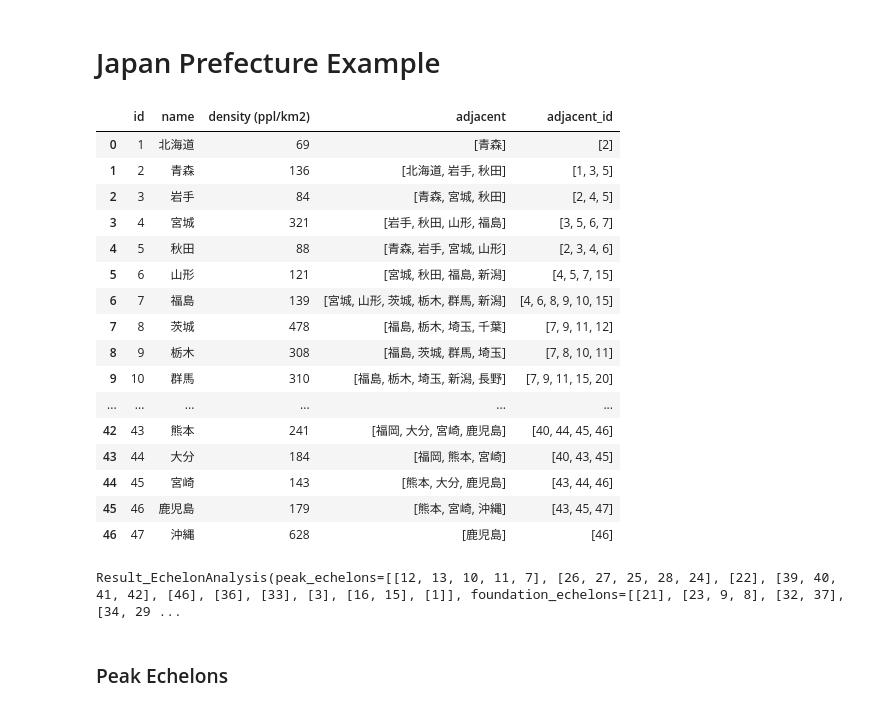
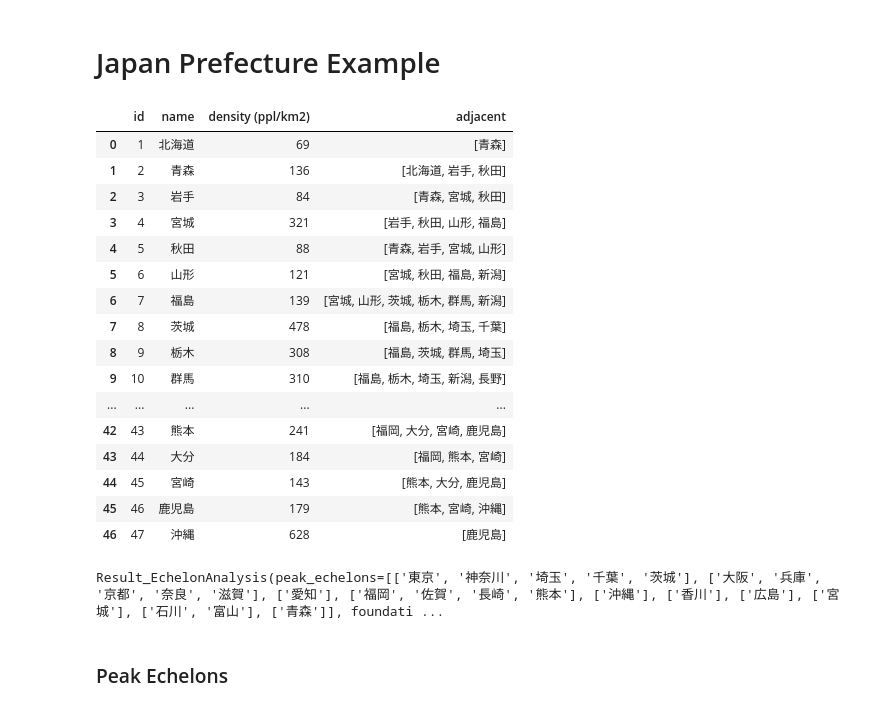
Before and after one commit to takeshi-teshima/echelon-py-examples, a Jupyter notebook: Japan-prefecture-example.ipynb, the cells around one changed output. Cells and saved outputs as stored; diff of their text form; code cells hidden in the pictures.

```diff
--- a/Japan-prefecture-example.ipynb
+++ b/Japan-prefecture-example.ipynb
@@ -32,48 +32,47 @@ df = pd.DataFrame([
     (21, '岐阜', 191, ['富山', '石川', '福井', '長野', '愛知', '三重', '滋賀']),
     (22, '静岡', 476, ['神奈川', '山梨', '長野', '愛知']),
     (23, '愛知', 1447, ['長野', '岐阜', '静岡', '三重']),
     (24, '三重', 315, ['岐阜', '愛知', '滋賀', '京都', '奈良', '和歌山']),
     (25, '滋賀', 352, ['福井', '岐阜', '三重', '京都']),
     (26, '京都', 566, ['福井', '三重', '滋賀', '大阪', '兵庫', '奈良']),
     (27, '大阪', 4640, ['京都', '兵庫', '奈良', '和歌山']),
     (28, '兵庫', 659, ['京都', '大阪', '鳥取', '岡山', '徳島']),
     (29, '奈良', 370, ['三重', '京都', '大阪', '和歌山']),
     (30, '和歌山', 204, ['三重', '大阪', '奈良']),
     (31, '鳥取', 164, ['兵庫', '島根', '岡山', '広島']),
     (32, '島根', 104, ['鳥取', '広島', '山口']),
     (33, '岡山', 270, ['兵庫', '鳥取', '広島', '香川']),
     (34, '広島', 335, ['鳥取', '島根', '岡山', '山口', '愛媛']),
     (35, '山口', 230, ['島根', '広島', '福岡']),
     (36, '徳島', 182, ['兵庫', '香川', '愛媛', '高知']),
     (37, '香川', 520, ['岡山', '徳島', '愛媛']),
     (38, '愛媛', 244, ['広島', '徳島', '香川', '高知']),
     (39, '高知', 103, ['徳島', '愛媛']),
     (40, '福岡', 1023, ['山口', '佐賀', '熊本', '大分']),
     (41, '佐賀', 341, ['福岡', '長崎']),
     (42, '長崎', 333, ['佐賀']),
     (43, '熊本', 241, ['福岡', '大分', '宮崎', '鹿児島']),
     (44, '大分', 184, ['福岡', '熊本', '宮崎']),
     (45, '宮崎', 143, ['熊本', '大分', '鹿児島']),
     (46, '鹿児島', 179, ['熊本', '宮崎', '沖縄']),
     (47, '沖縄', 628, ['鹿児島']),
 ], columns=['id', 'name', 'density (ppl/km2)', 'adjacent'])
-df['adjacent_id'] = df['adjacent'].map(lambda names: [df[df['name'] == name].iloc[0]['id'] for name in names])
 df
 # %% [output]
-|  | id | name | density (ppl/km2) | adjacent | adjacent_id |
-| 0 | 1 | 北海道 | 69 | [青森] | [2] |
-| 1 | 2 | 青森 | 136 | [北海道, 岩手, 秋田] | [1, 3, 5] |
-| 2 | 3 | 岩手 | 84 | [青森, 宮城, 秋田] | [2, 4, 5] |
-| 3 | 4 | 宮城 | 321 | [岩手, 秋田, 山形, 福島] | [3, 5, 6, 7] |
-| 4 | 5 | 秋田 | 88 | [青森, 岩手, 宮城, 山形] | [2, 3, 4, 6] |
-| 5 | 6 | 山形 | 121 | [宮城, 秋田, 福島, 新潟] | [4, 5, 7, 15] |
-| 6 | 7 | 福島 | 139 | [宮城, 山形, 茨城, 栃木, 群馬, 新潟] | [4, 6, 8, 9, 10, 15] |
-| 7 | 8 | 茨城 | 478 | [福島, 栃木, 埼玉, 千葉] | [7, 9, 11, 12] |
-| 8 | 9 | 栃木 | 308 | [福島, 茨城, 群馬, 埼玉] | [7, 8, 10, 11] |
-| 9 | 10 | 群馬 | 310 | [福島, 栃木, 埼玉, 新潟, 長野] | [7, 9, 11, 15, 20] |
-| ... | ... | ... | ... | ... | ... |
-| 42 | 43 | 熊本 | 241 | [福岡, 大分, 宮崎, 鹿児島] | [40, 44, 45, 46] |
-| 43 | 44 | 大分 | 184 | [福岡, 熊本, 宮崎] | [40, 43, 45] |
-| 44 | 45 | 宮崎 | 143 | [熊本, 大分, 鹿児島] | [43, 44, 46] |
-| 45 | 46 | 鹿児島 | 179 | [熊本, 宮崎, 沖縄] | [43, 45, 47] |
-| 46 | 47 | 沖縄 | 628 | [鹿児島] | [46] |
+|  | id | name | density (ppl/km2) | adjacent |
+| 0 | 1 | 北海道 | 69 | [青森] |
+| 1 | 2 | 青森 | 136 | [北海道, 岩手, 秋田] |
+| 2 | 3 | 岩手 | 84 | [青森, 宮城, 秋田] |
+| 3 | 4 | 宮城 | 321 | [岩手, 秋田, 山形, 福島] |
+| 4 | 5 | 秋田 | 88 | [青森, 岩手, 宮城, 山形] |
+| 5 | 6 | 山形 | 121 | [宮城, 秋田, 福島, 新潟] |
+| 6 | 7 | 福島 | 139 | [宮城, 山形, 茨城, 栃木, 群馬, 新潟] |
+| 7 | 8 | 茨城 | 478 | [福島, 栃木, 埼玉, 千葉] |
+| 8 | 9 | 栃木 | 308 | [福島, 茨城, 群馬, 埼玉] |
+| 9 | 10 | 群馬 | 310 | [福島, 栃木, 埼玉, 新潟, 長野] |
+| ... | ... | ... | ... | ... |
+| 42 | 43 | 熊本 | 241 | [福岡, 大分, 宮崎, 鹿児島] |
+| 43 | 44 | 大分 | 184 | [福岡, 熊本, 宮崎] |
+| 44 | 45 | 宮崎 | 143 | [熊本, 大分, 鹿児島] |
+| 45 | 46 | 鹿児島 | 179 | [熊本, 宮崎, 沖縄] |
+| 46 | 47 | 沖縄 | 628 | [鹿児島] |
@@ -89,9 +79,9 @@ for _, row in df.iterrows():
 # %%
-from echelon.api import EchelonAnalysis
-analyzer = EchelonAnalysis()
-result = analyzer(data, adjacency)
+from echelon.api import DataFrameEchelonAnalysis
+analyzer = DataFrameEchelonAnalysis()
+result = analyzer(df, 'density (ppl/km2)', 'name', 'adjacent')
 result
 # %% [output]
-Result_EchelonAnalysis(peak_echelons=[[12, 13, 10, 11, 7], [26, 27, 25, 28, 24], [22], [39, 40, 41, 42], [46], [36], [33], [3], [16, 15], [1]], foundation_echelons=[[21], [23, 9, 8], [32, 37], [34, 29 ...
+Result_EchelonAnalysis(peak_echelons=[['東京', '神奈川', '埼玉', '千葉', '茨城'], ['大阪', '兵庫', '京都', '奈良', '滋賀'], ['愛知'], ['福岡', '佐賀', '長崎', '熊本'], ['沖縄'], ['香川'], ['広島'], ['宮城'], ['石川', '富山'], ['青森']], foundati ...
 # %%
 display(Markdown('### Peak Echelons'))
```
Also changed, not shown: parts of 4 cells of this notebook, 3 other files.
